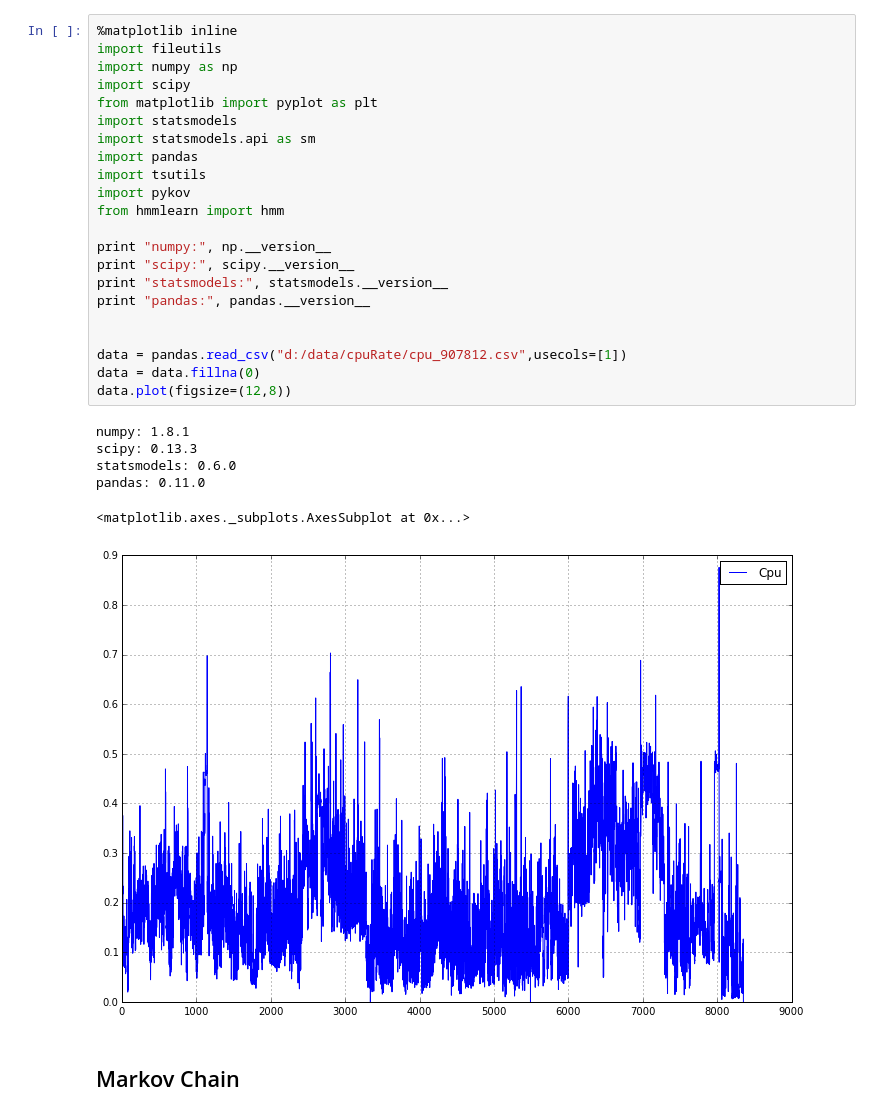
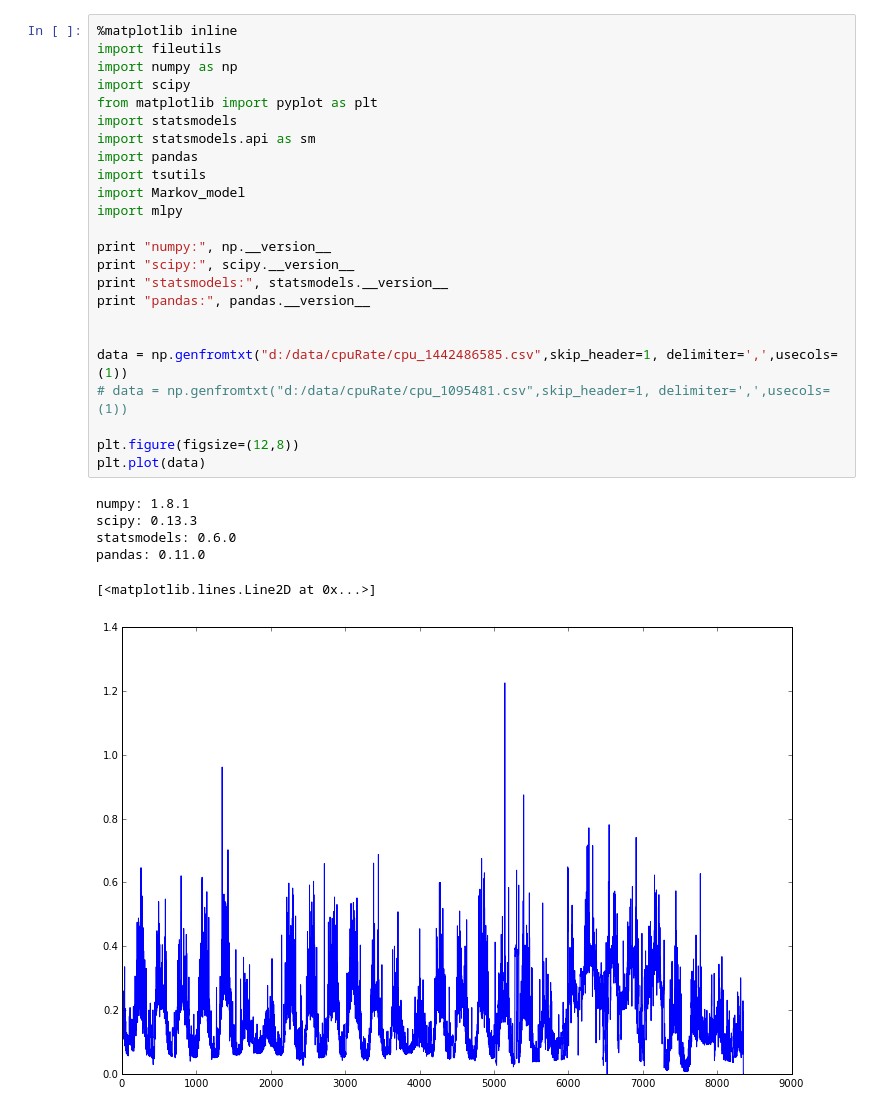
Before and after one commit to Manrich121/ForecastingCloud, a Jupyter notebook: DataPlot/src/ExploreData.ipynb, the cells around one changed output. Cells and saved outputs as stored; diff of their text form.

Commit message:
Explored Signature Pattern as described by PRESS Making adjustments to method to better fit data

```diff
--- a/DataPlot/src/ExploreData.ipynb
+++ b/DataPlot/src/ExploreData.ipynb
@@ -1,31 +1,31 @@
 # %%
 %matplotlib inline
 import fileutils
 import numpy as np
 import scipy
 from matplotlib import pyplot as plt
 import statsmodels
 import statsmodels.api as sm
 import pandas
 import tsutils
-import pykov
-from hmmlearn import hmm
+import Markov_model
+import mlpy
 
 print "numpy:", np.__version__
 print "scipy:", scipy.__version__
 print "statsmodels:", statsmodels.__version__
 print "pandas:", pandas.__version__
 
 
-data = pandas.read_csv("d:/data/cpuRate/cpu_907812.csv",usecols=[1])
-data = data.fillna(0)
-data.plot(figsize=(12,8))
+data = np.genfromtxt("d:/data/cpuRate/cpu_1442486585.csv",skip_header=1, delimiter=',',usecols=(1))
+# data = np.genfromtxt("d:/data/cpuRate/cpu_1095481.csv",skip_header=1, delimiter=',',usecols=(1))
+
+plt.figure(figsize=(12,8))
+plt.plot(data)
 # %% [output]
 numpy: 1.8.1
 scipy: 0.13.3
 statsmodels: 0.6.0
 pandas: 0.11.0
-<matplotlib.axes._subplots.AxesSubplot at 0x...>
+[<matplotlib.lines.Line2D at 0x...>]
-[figure, old version]
+[figure, new version]
-# %% [markdown]
-## Markov Chain
```
Also changed, not shown: parts of 36 cells of this notebook, 1 other file.
